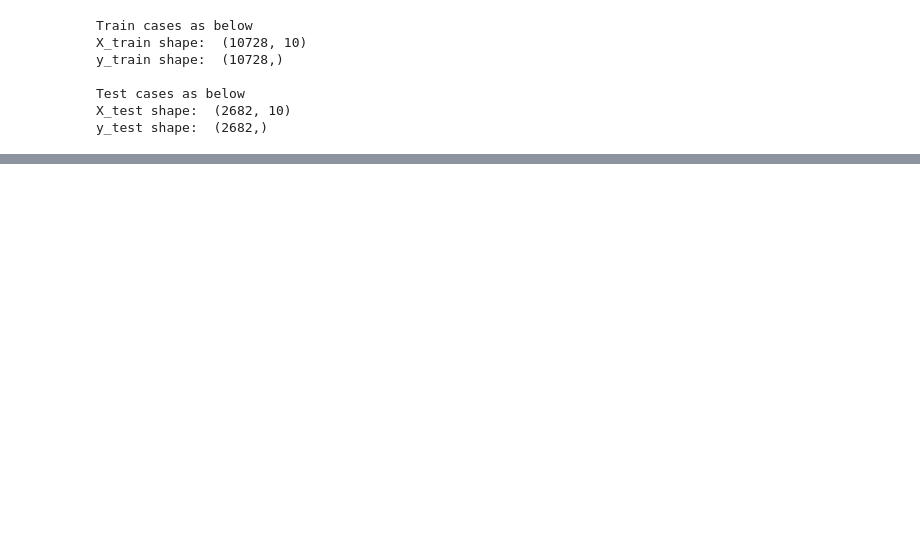
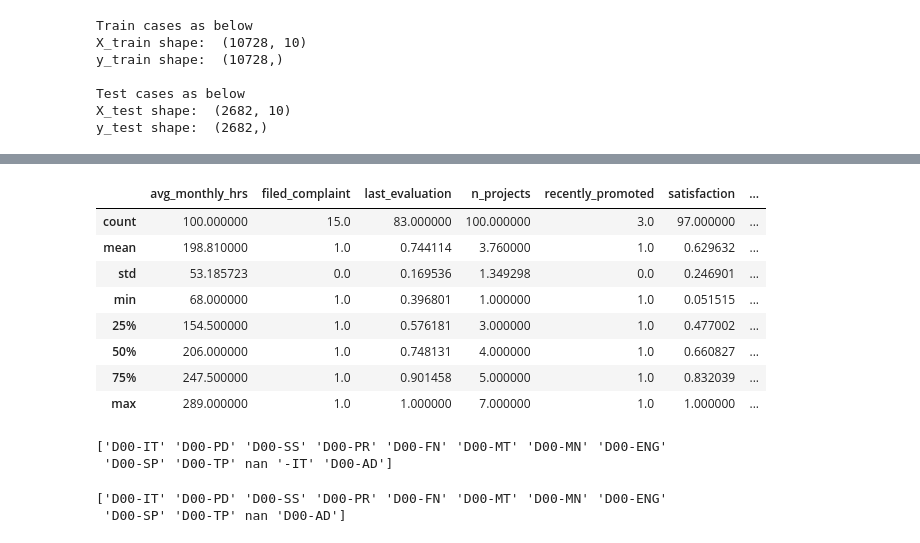
Before and after one commit to bhupeshmahara/INSAID-GCD-Capstone, a Jupyter notebook: 1005_GCD_Capstone_Project_Bhupesh.ipynb, the cells around one changed output, grey strips where cells are left out. Cells and saved outputs as stored; diff of their text form; code cells hidden in the pictures; blank space fills up the shorter version.

```diff
--- a/1005_GCD_Capstone_Project_Bhupesh.ipynb
+++ b/1005_GCD_Capstone_Project_Bhupesh.ipynb
@@ -1011,0 +1412,5 @@ accuracy_frame
+# %%
+# Import the unseen data
+
+unseenData = pd.read_csv('https://raw.githubusercontent.com/bhupeshmahara/gcd-capstone-project/main/unseenData.csv')
+unseenData.head()
@@ -1011,0 +1448,25 @@ accuracy_frame
+# %%
+unseenData.describe()
+# %% [output]
+|  | avg_monthly_hrs | filed_complaint | last_evaluation | n_projects | recently_promoted | satisfaction | ... |
+| count | 100.000000 | 15.0 | 83.000000 | 100.000000 | 3.0 | 97.000000 | ... |
+| mean | 198.810000 | 1.0 | 0.744114 | 3.760000 | 1.0 | 0.629632 | ... |
+| std | 53.185723 | 0.0 | 0.169536 | 1.349298 | 0.0 | 0.246901 | ... |
+| min | 68.000000 | 1.0 | 0.396801 | 1.000000 | 1.0 | 0.051515 | ... |
+| 25% | 154.500000 | 1.0 | 0.576181 | 3.000000 | 1.0 | 0.477002 | ... |
+| 50% | 206.000000 | 1.0 | 0.748131 | 4.000000 | 1.0 | 0.660827 | ... |
+| 75% | 247.500000 | 1.0 | 0.901458 | 5.000000 | 1.0 | 0.832039 | ... |
+| max | 289.000000 | 1.0 | 1.000000 | 7.000000 | 1.0 | 1.000000 | ... |
+# %%
+print(unseenData['department'].unique())
+# %% [output]
+['D00-IT' 'D00-PD' 'D00-SS' 'D00-PR' 'D00-FN' 'D00-MT' 'D00-MN' 'D00-ENG'
+ 'D00-SP' 'D00-TP' nan '-IT' 'D00-AD']
+# %%
+# replace the incorrect Data "-IT" with "D00-IT".
+
+unseenData['department'].replace({'-IT': 'D00-IT'}, inplace=True)
+print(unseenData['department'].unique())
+# %% [output]
+['D00-IT' 'D00-PD' 'D00-SS' 'D00-PR' 'D00-FN' 'D00-MT' 'D00-MN' 'D00-ENG'
+ 'D00-SP' 'D00-TP' nan 'D00-AD']
```
Also changed, not shown: parts of 146 cells of this notebook.
